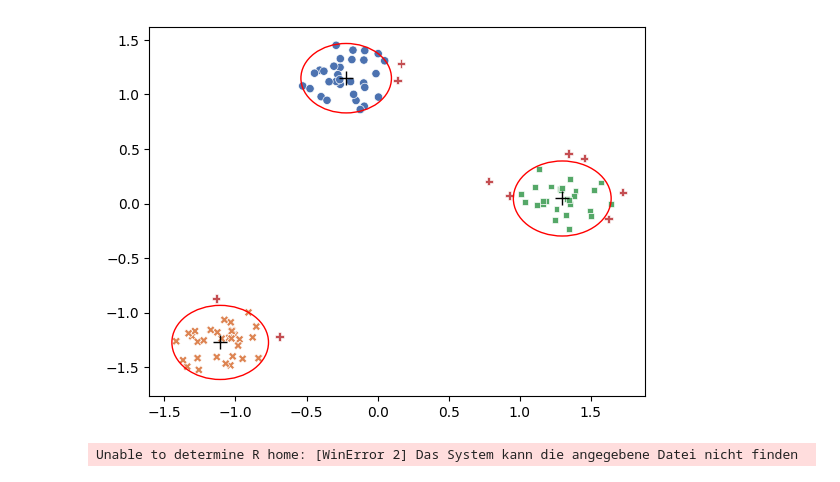
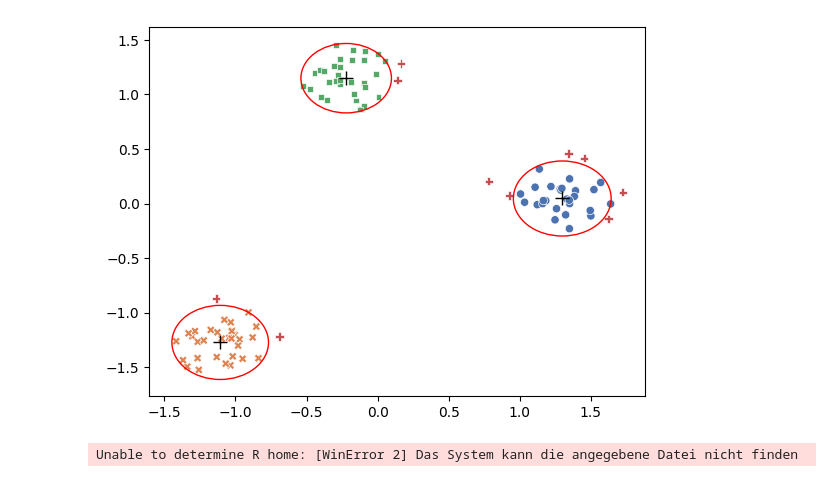
Before and after one commit to ArthRie/trimkmeans, a Jupyter notebook: metric_evaluation.ipynb, the cells around one changed output. Cells and saved outputs as stored; diff of their text form; code cells hidden in the pictures.

```diff
--- a/metric_evaluation.ipynb
+++ b/metric_evaluation.ipynb
@@ -14,30 +14,0 @@ from sklearn import metrics
-# %%
-#trimmedkmeans 100 samples three centers
-# Create a dataset of 2D distributions
-centers = 3
-X_train, true_labels = make_blobs(n_samples=100, centers=centers, random_state=42)
-X_train = StandardScaler().fit_transform(X_train)
-# Fit centroids to dataset
-trimkmeans = TrimKMeans(n_clusters=centers)
-trimkmeans.fit(X_train)
-# View results
-class_centers, classification, cutoff_ranges = trimkmeans.evaluate(X_train)
-sns.scatterplot(x=[X[0] for X in X_train],
-                y=[X[1] for X in X_train],
-                hue=classification,
-                style=classification,
-                palette="deep",
-                legend=None
-                )
-plt.plot([x for x, _ in trimkmeans.centroids],
-         [y for _, y in trimkmeans.centroids],
-         'k+',
-         markersize=10,
-         )
-
-for idx, centroid in enumerate(trimkmeans.centroids):
-    circle = plt.Circle(centroid, trimkmeans.cutoff_ranges[idx], fill=False, color='r')
-    plt.gca().add_patch(circle)
-plt.show()
-# %% [output]
-[figure, removed]
@@ -44,3 +84,8 @@ plt.show()
+# %%
+#trimmedkmeans 100 samples three centers
+plot_clustering(100, 3, distribution= 'make_blobs', cluster_method= 'trimmed_kmeans')
+# %% [output]
+[figure, added]
 # %%
 %load_ext rpy2.ipython
 # %% [output]
```
Also changed, not shown: parts of 58 cells of this notebook, 4 other files.
